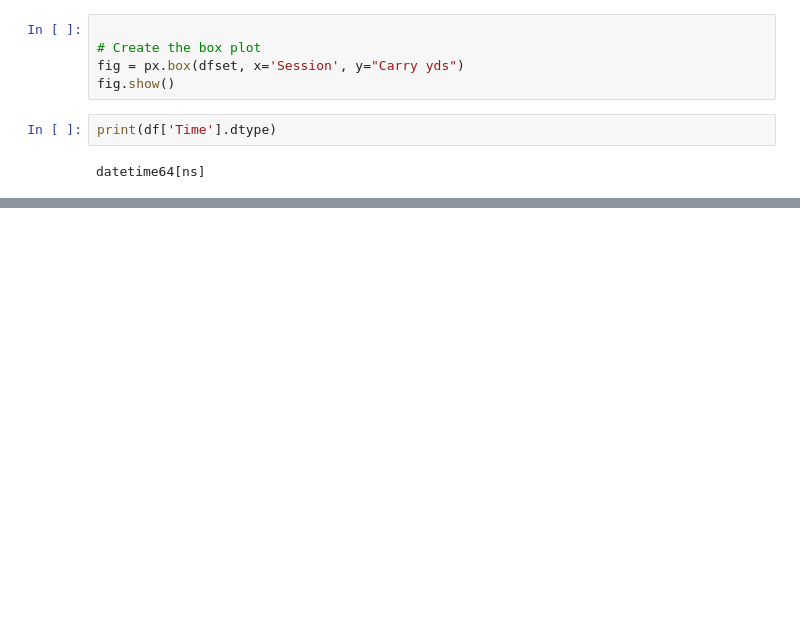
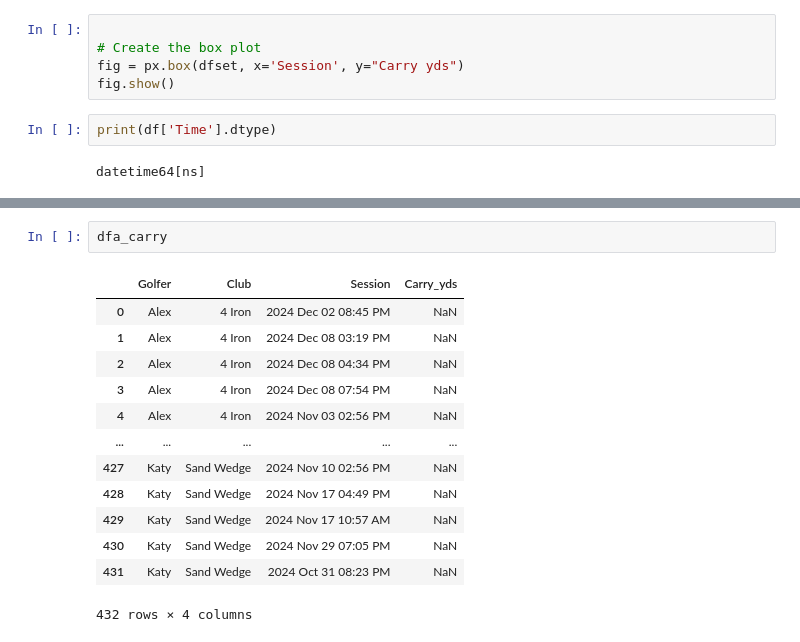
Before and after one commit to dmombo/GolfStats, a Jupyter notebook: Golf test.ipynb, the cells around one changed output, grey strips where cells are left out. Drawn from its saved outputs; the diff is of its cells as text; blank space fills up the shorter version.

```diff
--- a/Golf test.ipynb
+++ b/Golf test.ipynb
@@ -169,0 +729,16 @@ datetime64[ns]
+# %%
+dfa_carry
+# %% [output]
+|  | Golfer | Club | Session | Carry_yds |
+| 0 | Alex | 4 Iron | 2024 Dec 02 08:45 PM | NaN |
+| 1 | Alex | 4 Iron | 2024 Dec 08 03:19 PM | NaN |
+| 2 | Alex | 4 Iron | 2024 Dec 08 04:34 PM | NaN |
+| 3 | Alex | 4 Iron | 2024 Dec 08 07:54 PM | NaN |
+| 4 | Alex | 4 Iron | 2024 Nov 03 02:56 PM | NaN |
+| ... | ... | ... | ... | ... |
+| 427 | Katy | Sand Wedge | 2024 Nov 10 02:56 PM | NaN |
+| 428 | Katy | Sand Wedge | 2024 Nov 17 04:49 PM | NaN |
+| 429 | Katy | Sand Wedge | 2024 Nov 17 10:57 AM | NaN |
+| 430 | Katy | Sand Wedge | 2024 Nov 29 07:05 PM | NaN |
+| 431 | Katy | Sand Wedge | 2024 Oct 31 08:23 PM | NaN |
+432 rows × 4 columns
```
Also changed, not shown: parts of 16 cells of this notebook, 3 other files.
